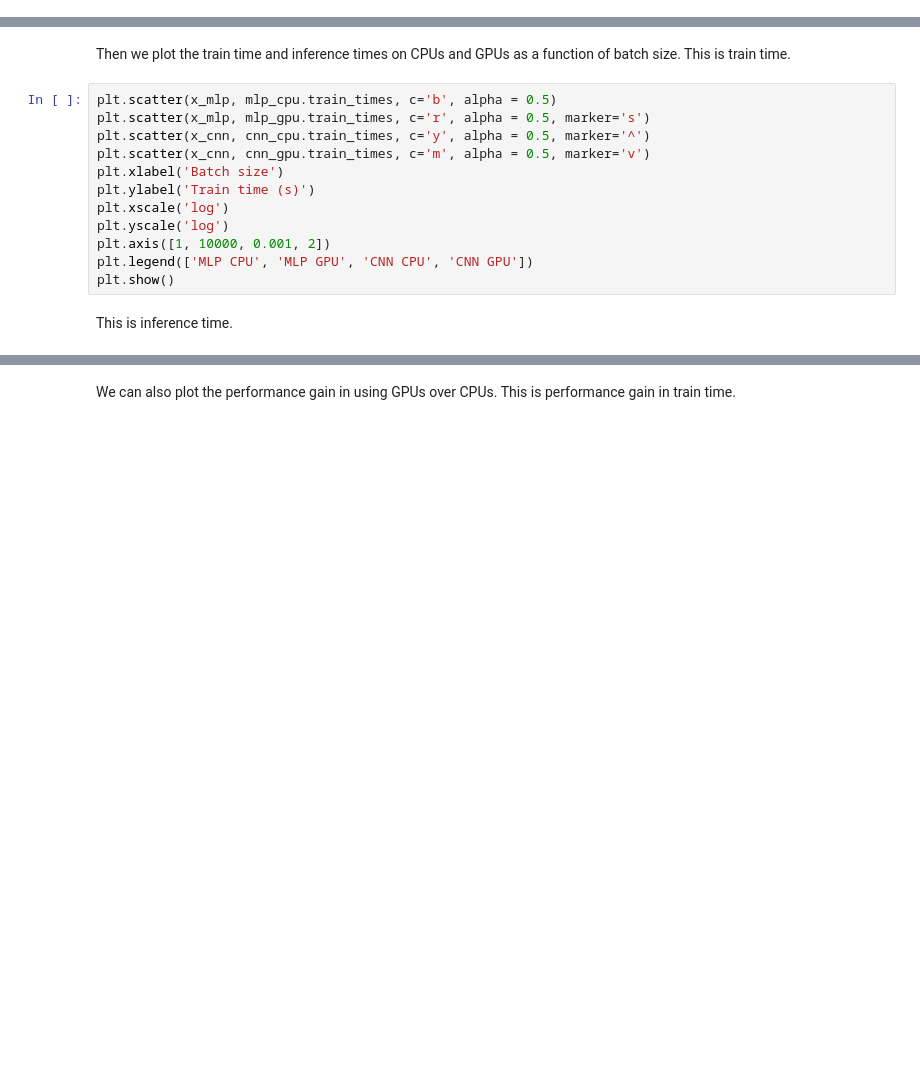
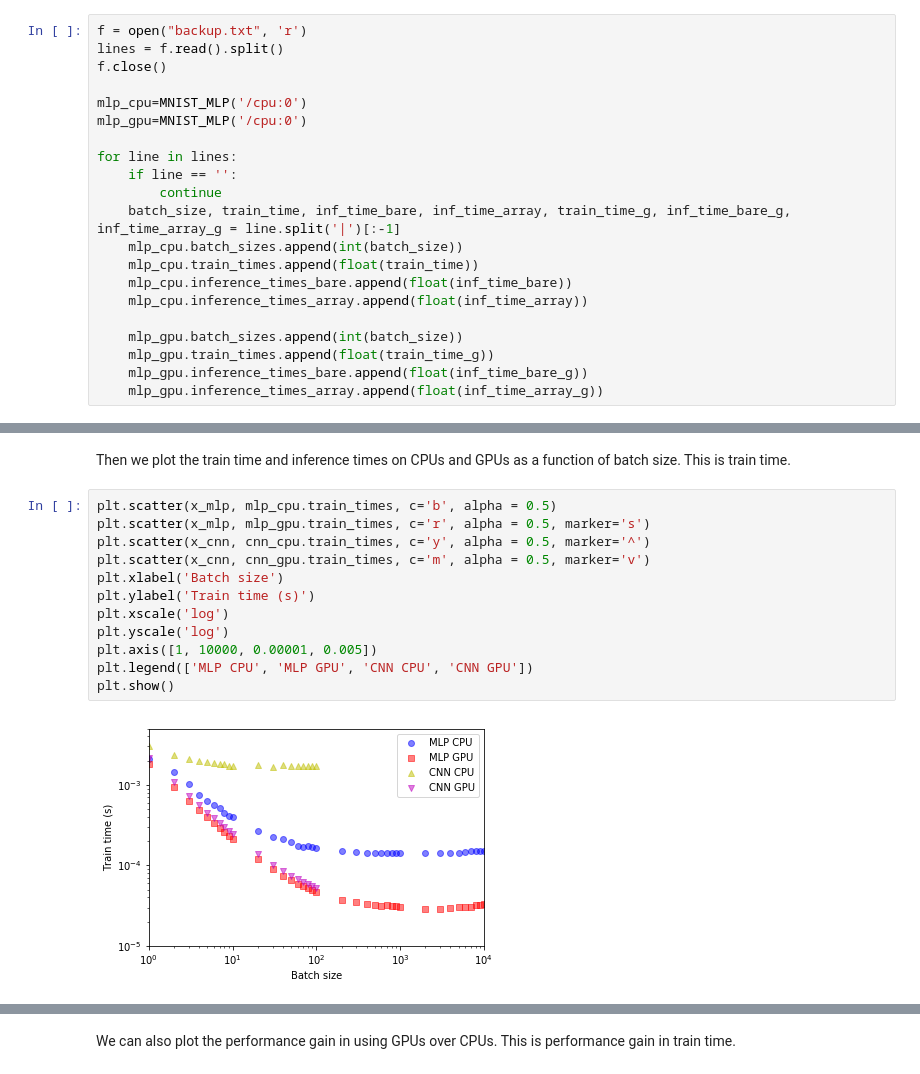
Before and after one commit to JackDinsmore/tpu-jtdinsmo, a Jupyter notebook: mnist-estimator.ipynb, the cells around one changed output, grey strips where cells are left out. Drawn from its saved outputs; the diff is of its cells as text; blank space fills up the shorter version.

```diff
--- a/mnist-estimator.ipynb
+++ b/mnist-estimator.ipynb
@@ -352,3 +378,24 @@ print('+'*47, "DONE", '+'*47)
+# %%
+f = open("backup.txt", 'r')
+lines = f.read().split()
+f.close()
+
+mlp_cpu=MNIST_MLP('/cpu:0')
+mlp_gpu=MNIST_MLP('/cpu:0')
+
+for line in lines:
+    if line == '':
+        continue
+    batch_size, train_time, inf_time_bare, inf_time_array, train_time_g, inf_time_bare_g, inf_time_array_g = line.split('|')[:-1]
+    mlp_cpu.batch_sizes.append(int(batch_size))
+    mlp_cpu.train_times.append(float(train_time))
+    mlp_cpu.inference_times_bare.append(float(inf_time_bare))
+    mlp_cpu.inference_times_array.append(float(inf_time_array))
+
+    mlp_gpu.batch_sizes.append(int(batch_size))
+    mlp_gpu.train_times.append(float(train_time_g))
+    mlp_gpu.inference_times_bare.append(float(inf_time_bare_g))
+    mlp_gpu.inference_times_array.append(float(inf_time_array_g))
 # %% [markdown]
 ## Graphing Data
 Now we will graph the data we have collected above. First we import the `matplotlib` libraries.
@@ -363,14 +410,14 @@ Then we plot the train time and inference times on CPUs and GPUs as a function o
 # %%
 plt.scatter(x_mlp, mlp_cpu.train_times, c='b', alpha = 0.5)
 plt.scatter(x_mlp, mlp_gpu.train_times, c='r', alpha = 0.5, marker='s')
 plt.scatter(x_cnn, cnn_cpu.train_times, c='y', alpha = 0.5, marker='^')
 plt.scatter(x_cnn, cnn_gpu.train_times, c='m', alpha = 0.5, marker='v')
 plt.xlabel('Batch size')
 plt.ylabel('Train time (s)')
 plt.xscale('log')
 plt.yscale('log')
-plt.axis([1, 10000, 0.001, 2])
+plt.axis([1, 10000, 0.00001, 0.005])
 plt.legend(['MLP CPU', 'MLP GPU', 'CNN CPU', 'CNN GPU'])
 plt.show()
+# %% [output]
+[figure, added]
-# %% [markdown]
-This is inference time.
```
Also changed, not shown: parts of 15 cells of this notebook, 4 other files.
